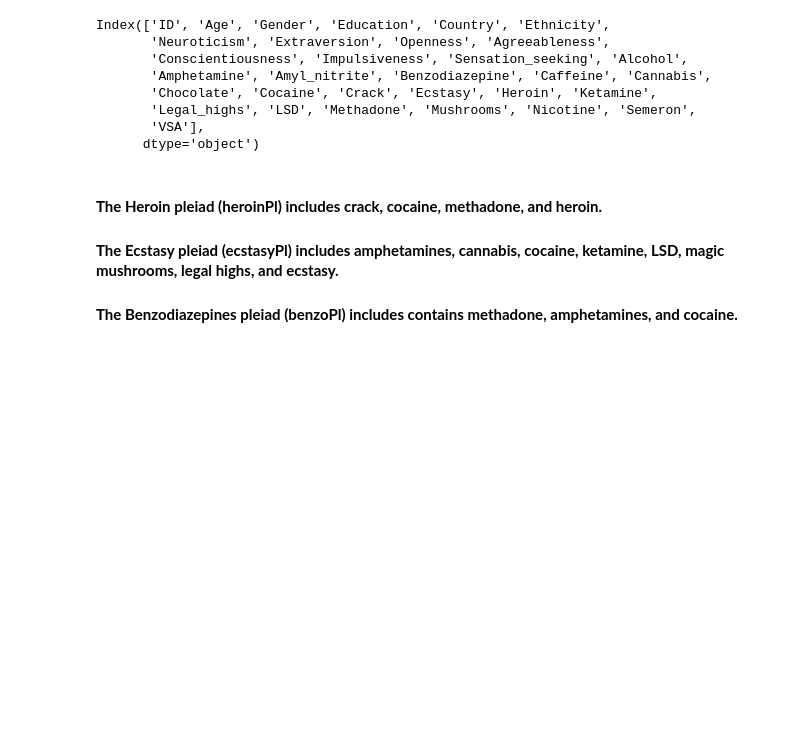
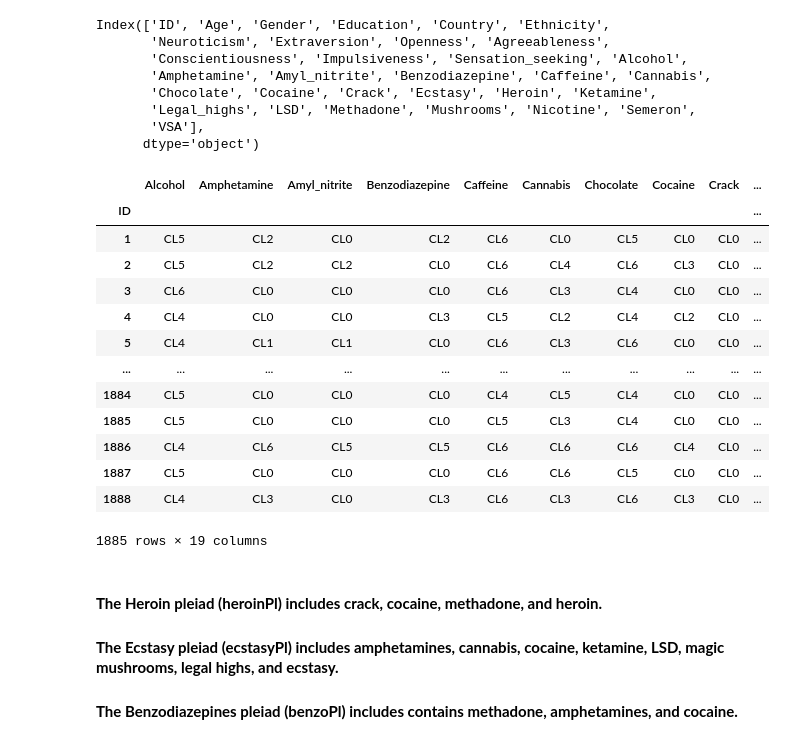
Before and after one commit to MaximeK30/Projet_VV, a Jupyter notebook: Projet_Python_VV.ipynb, the cells around one changed output. Drawn from its saved outputs; the diff is of its cells as text; code cells hidden in the pictures; blank space fills up the shorter version.

```diff
--- a/Projet_Python_VV.ipynb
+++ b/Projet_Python_VV.ipynb
@@ -302,0 +258,17 @@ data_brut['Caffeine'] = data_brut['Caffeine'].map(frequence)
+# %%
+data_brut.iloc[:,-19:]
+# %% [output]
+|  | Alcohol | Amphetamine | Amyl_nitrite | Benzodiazepine | Caffeine | Cannabis | Chocolate | Cocaine | Crack | ... |
+| ID |  |  |  |  |  |  |  |  |  | ... |
+| 1 | CL5 | CL2 | CL0 | CL2 | CL6 | CL0 | CL5 | CL0 | CL0 | ... |
+| 2 | CL5 | CL2 | CL2 | CL0 | CL6 | CL4 | CL6 | CL3 | CL0 | ... |
+| 3 | CL6 | CL0 | CL0 | CL0 | CL6 | CL3 | CL4 | CL0 | CL0 | ... |
+| 4 | CL4 | CL0 | CL0 | CL3 | CL5 | CL2 | CL4 | CL2 | CL0 | ... |
+| 5 | CL4 | CL1 | CL1 | CL0 | CL6 | CL3 | CL6 | CL0 | CL0 | ... |
+| ... | ... | ... | ... | ... | ... | ... | ... | ... | ... | ... |
+| 1884 | CL5 | CL0 | CL0 | CL0 | CL4 | CL5 | CL4 | CL0 | CL0 | ... |
+| 1885 | CL5 | CL0 | CL0 | CL0 | CL5 | CL3 | CL4 | CL0 | CL0 | ... |
+| 1886 | CL4 | CL6 | CL5 | CL5 | CL6 | CL6 | CL6 | CL4 | CL0 | ... |
+| 1887 | CL5 | CL0 | CL0 | CL0 | CL6 | CL6 | CL5 | CL0 | CL0 | ... |
+| 1888 | CL4 | CL3 | CL0 | CL3 | CL6 | CL3 | CL6 | CL3 | CL0 | ... |
+1885 rows × 19 columns
```
Also changed, not shown: parts of 41 cells of this notebook.
